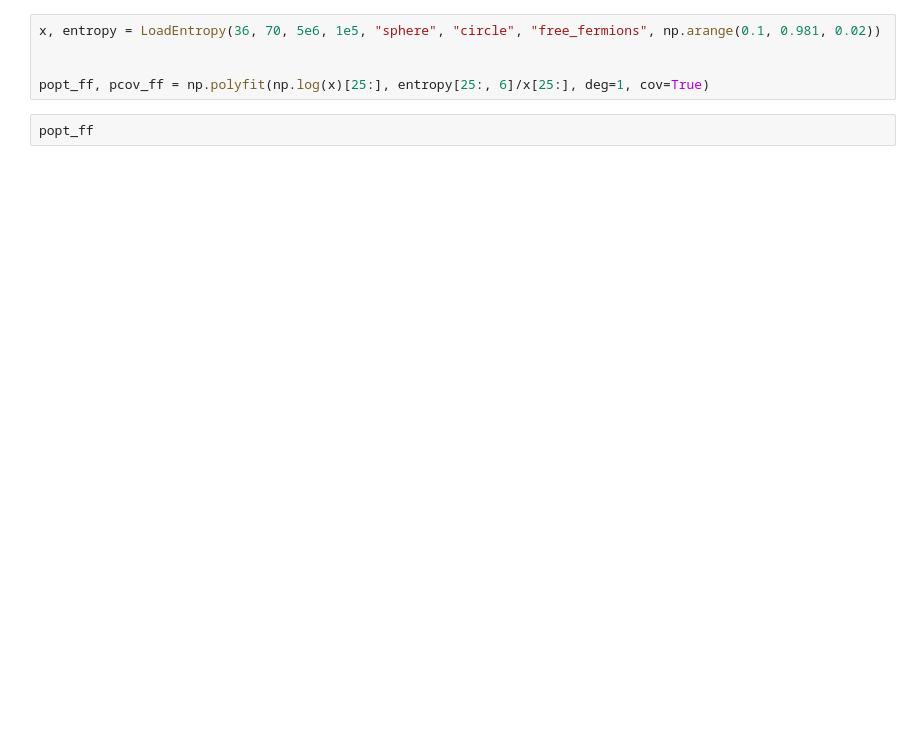
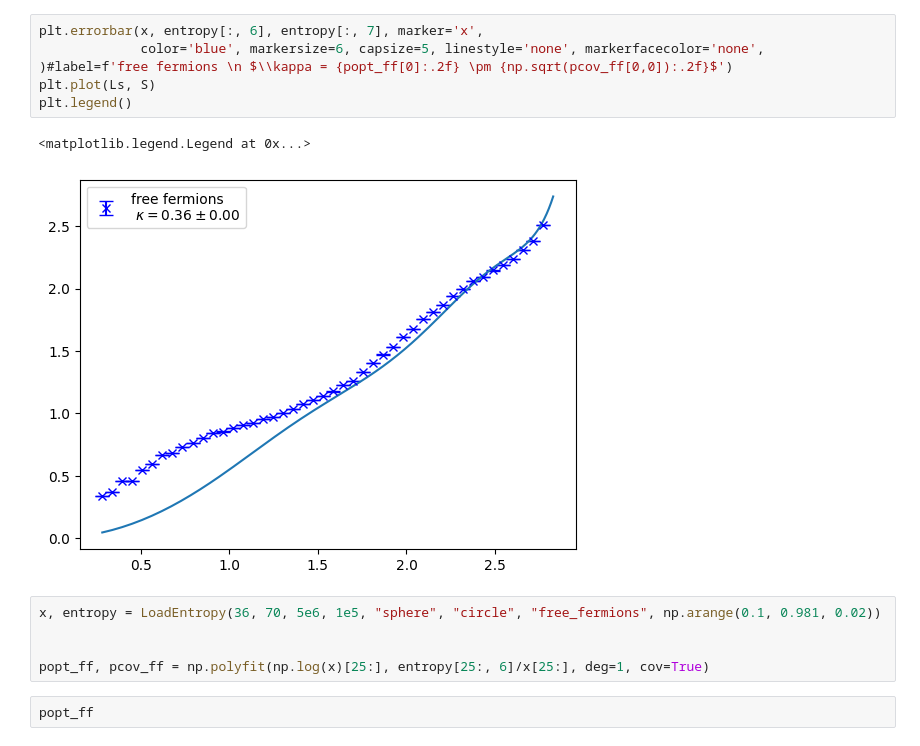
Before and after one commit to cristivoinea/MonteCarlo, a Jupyter notebook: plots/results_sphere.ipynb, the cells around one changed output. Cells and saved outputs as stored; diff of their text form; blank space fills up the shorter version.

```diff
--- a/plots/results_sphere.ipynb
+++ b/plots/results_sphere.ipynb
@@ -13,3 +41,12 @@ from src.utilities import LoadEntropy
+# %%
+plt.errorbar(x, entropy[:, 6], entropy[:, 7], marker='x',
+             color='blue', markersize=6, capsize=5, linestyle='none', markerfacecolor='none',
+)#label=f'free fermions \n $\\kappa = {popt_ff[0]:.2f} \pm {np.sqrt(pcov_ff[0,0]):.2f}$')
+plt.plot(Ls, S)
+plt.legend()
+# %% [output]
+<matplotlib.legend.Legend at 0x...>
+[figure, added]
 # %%
 x, entropy = LoadEntropy(36, 70, 5e6, 1e5, "sphere", "circle", "free_fermions", np.arange(0.1, 0.981, 0.02))
 
```
Also changed, not shown: parts of 8 cells of this notebook, 1 other file.
